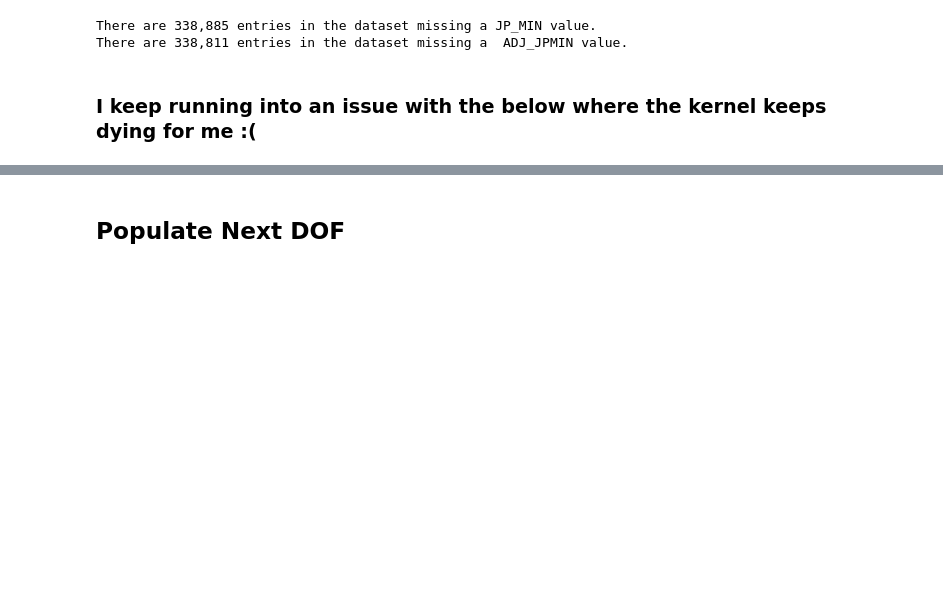
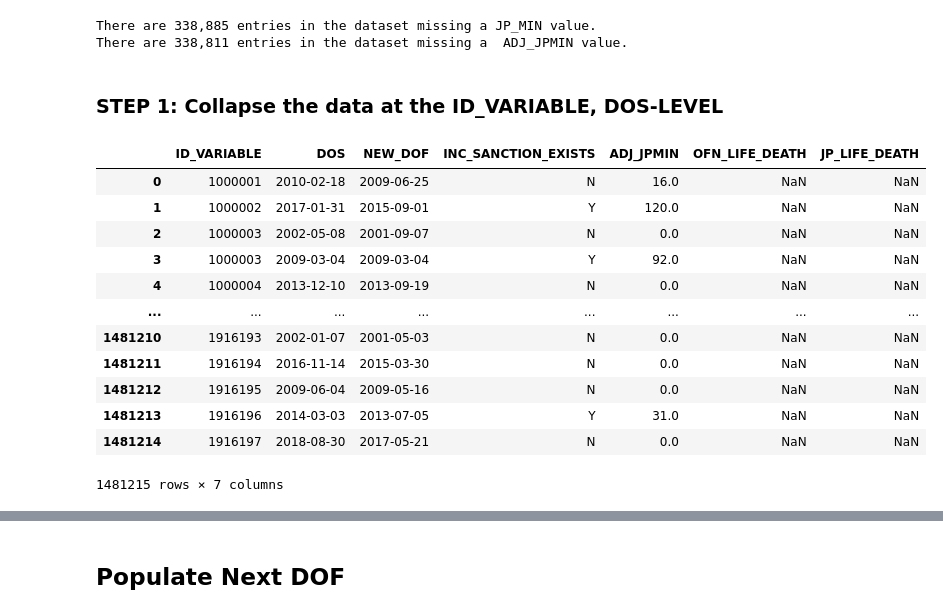
Before and after one commit to aud-z/PA_sentencing, a Jupyter notebook: data_cleaning_pipeline.ipynb, the cells around one changed output, grey strips where cells are left out. Cells and saved outputs as stored; diff of their text form; code cells hidden in the pictures; blank space fills up the shorter version.

```diff
--- a/data_cleaning_pipeline.ipynb
+++ b/data_cleaning_pipeline.ipynb
@@ -328,5 +330,32 @@ print("There are {:,} entries in the dataset missing a  ADJ_JPMIN value.".format
 # %% [output]
 There are 338,885 entries in the dataset missing a JP_MIN value.
 There are 338,811 entries in the dataset missing a  ADJ_JPMIN value.
-# %% [markdown]
-### I keep running into an issue with the below where the kernel keeps dying for me :(
+# %% [markdown]
+### **STEP 1**: Collapse the data at the ID_VARIABLE, DOS-LEVEL
+# %%
+df_collapsed = df.copy()
+
+# #get the max values of the OGS and JP_MIN values -- possibly further adjustments need to be at this level
+df_collapsed['OGS'] = df_collapsed.groupby(["ID_VARIABLE", "DOS"])["OGS"].transform(max)
+df_collapsed["ADJ_JPMIN"] = df_collapsed.groupby(["ID_VARIABLE", "DOS"])["ADJ_JPMIN"].transform(max)
+
+#collapse data to be at the id variable, DOS level (need to ungroup the data for the at_risk date calculation to work)
+df_collapsed = df_collapsed.copy().groupby(["ID_VARIABLE", "DOS"]).first().reset_index()
+
+#inspect the results
+df_collapsed[["ID_VARIABLE", "DOS", "NEW_DOF", "INC_SANCTION_EXISTS", "ADJ_JPMIN", "OFN_LIFE_DEATH", "JP_LIFE_DEATH"]]
+#df_collapsed.loc[df_collapsed["JP_LIFE_DEATH"] == "N"][["NEW_DOF", "INC_SANCTION_EXISTS", "ADJ_JPMIN", "OFN_LIFE_DEATH", "JP_LIFE_DEATH"]]
+# %% [output]
+|  | ID_VARIABLE | DOS | NEW_DOF | INC_SANCTION_EXISTS | ADJ_JPMIN | OFN_LIFE_DEATH | JP_LIFE_DEATH |
+| 0 | 1000001 | 2010-02-18 | 2009-06-25 | N | 16.0 | NaN | NaN |
+| 1 | 1000002 | 2017-01-31 | 2015-09-01 | Y | 120.0 | NaN | NaN |
+| 2 | 1000003 | 2002-05-08 | 2001-09-07 | N | 0.0 | NaN | NaN |
+| 3 | 1000003 | 2009-03-04 | 2009-03-04 | Y | 92.0 | NaN | NaN |
+| 4 | 1000004 | 2013-12-10 | 2013-09-19 | N | 0.0 | NaN | NaN |
+| ... | ... | ... | ... | ... | ... | ... | ... |
+| 1481210 | 1916193 | 2002-01-07 | 2001-05-03 | N | 0.0 | NaN | NaN |
+| 1481211 | 1916194 | 2016-11-14 | 2015-03-30 | N | 0.0 | NaN | NaN |
+| 1481212 | 1916195 | 2009-06-04 | 2009-05-16 | N | 0.0 | NaN | NaN |
+| 1481213 | 1916196 | 2014-03-03 | 2013-07-05 | Y | 31.0 | NaN | NaN |
+| 1481214 | 1916197 | 2018-08-30 | 2017-05-21 | N | 0.0 | NaN | NaN |
+1481215 rows × 7 columns
```
Also changed, not shown: parts of 23 cells of this notebook.
